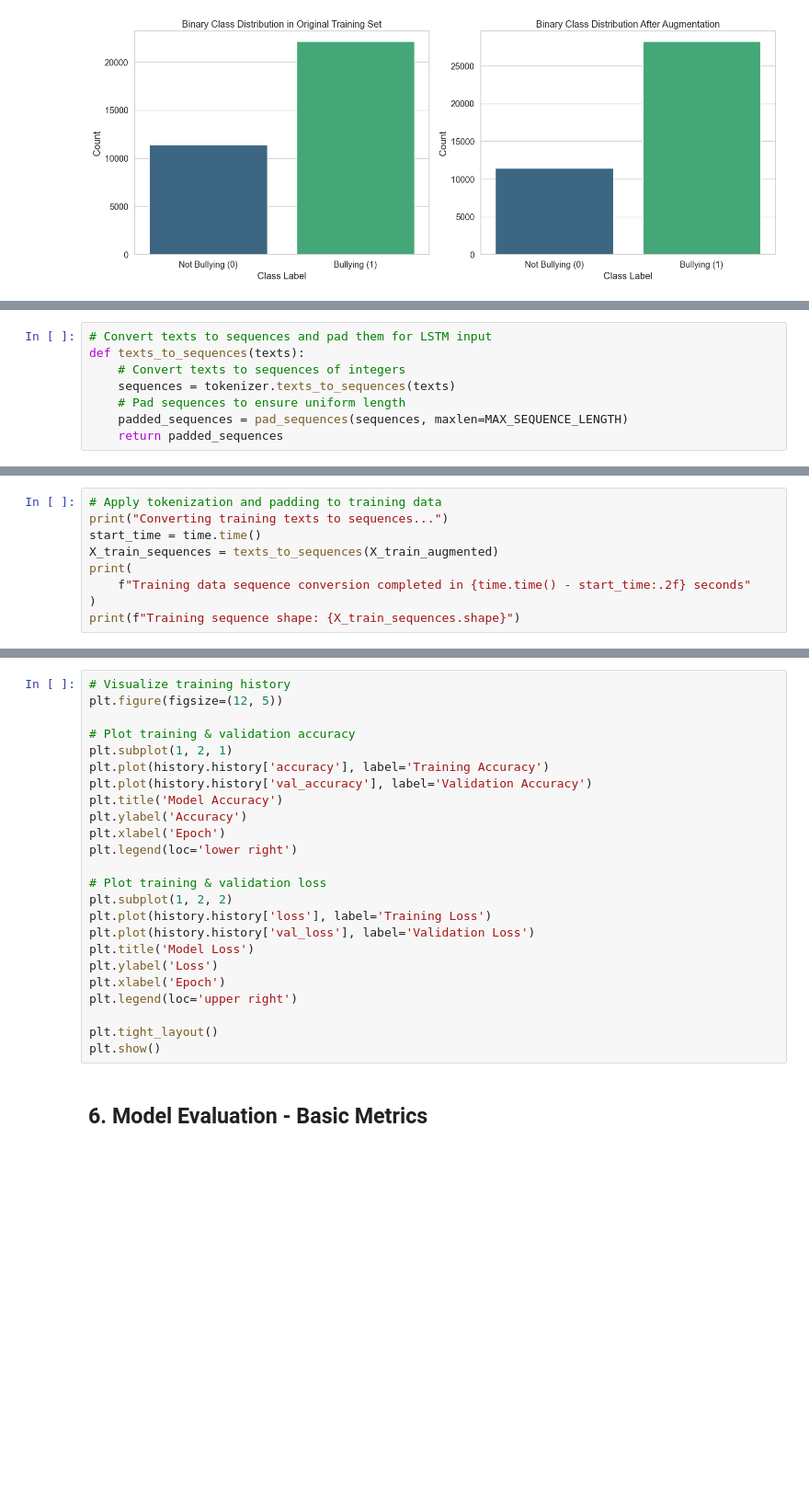
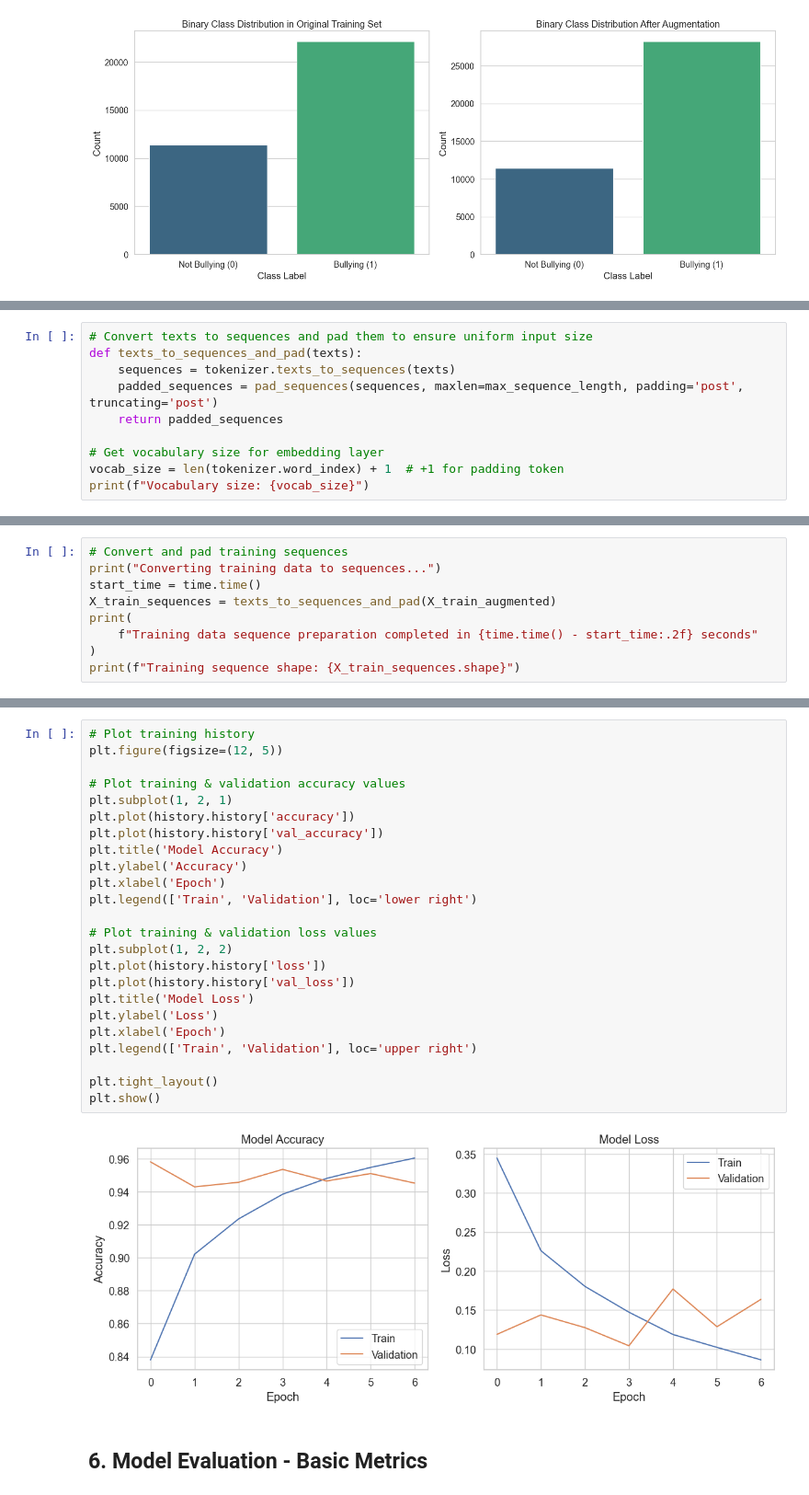
Before and after one commit to NotAlpha45/bangla-cyberbullying, a Jupyter notebook: code/lstm_run/binary_class.ipynb, the cells around one changed output, grey strips where cells are left out. Shown at 92% size. Cells and saved outputs as stored; diff of their text form; blank space fills up the shorter version.

```diff
--- a/code/lstm_run/binary_class.ipynb
+++ b/code/lstm_run/binary_class.ipynb
@@ -153,8 +148,10 @@ Found 78304 unique tokens
 # %%
-# Convert texts to sequences and pad them for LSTM input
-def texts_to_sequences(texts):
-    # Convert texts to sequences of integers
+# Convert texts to sequences and pad them to ensure uniform input size
+def texts_to_sequences_and_pad(texts):
     sequences = tokenizer.texts_to_sequences(texts)
-    # Pad sequences to ensure uniform length
-    padded_sequences = pad_sequences(sequences, maxlen=MAX_SEQUENCE_LENGTH)
+    padded_sequences = pad_sequences(sequences, maxlen=max_sequence_length, padding='post', truncating='post')
     return padded_sequences
+
+# Get vocabulary size for embedding layer
+vocab_size = len(tokenizer.word_index) + 1  # +1 for padding token
+print(f"Vocabulary size: {vocab_size}")
@@ -161,10 +160,10 @@ def texts_to_sequences(texts):
 # %%
-# Apply tokenization and padding to training data
-print("Converting training texts to sequences...")
+# Convert and pad training sequences
+print("Converting training data to sequences...")
 start_time = time.time()
-X_train_sequences = texts_to_sequences(X_train_augmented)
+X_train_sequences = texts_to_sequences_and_pad(X_train_augmented)
 print(
-    f"Training data sequence conversion completed in {time.time() - start_time:.2f} seconds"
+    f"Training data sequence preparation completed in {time.time() - start_time:.2f} seconds"
 )
 print(f"Training sequence shape: {X_train_sequences.shape}")
 # %% [output]
@@ -291,27 +305,29 @@ Epoch 2/10
 # %%
-# Visualize training history
+# Plot training history
 plt.figure(figsize=(12, 5))
 
-# Plot training & validation accuracy
+# Plot training & validation accuracy values
 plt.subplot(1, 2, 1)
-plt.plot(history.history['accuracy'], label='Training Accuracy')
-plt.plot(history.history['val_accuracy'], label='Validation Accuracy')
+plt.plot(history.history['accuracy'])
+plt.plot(history.history['val_accuracy'])
 plt.title('Model Accuracy')
 plt.ylabel('Accuracy')
 plt.xlabel('Epoch')
-plt.legend(loc='lower right')
+plt.legend(['Train', 'Validation'], loc='lower right')
 
-# Plot training & validation loss
+# Plot training & validation loss values
 plt.subplot(1, 2, 2)
-plt.plot(history.history['loss'], label='Training Loss')
-plt.plot(history.history['val_loss'], label='Validation Loss')
+plt.plot(history.history['loss'])
+plt.plot(history.history['val_loss'])
 plt.title('Model Loss')
 plt.ylabel('Loss')
 plt.xlabel('Epoch')
-plt.legend(loc='upper right')
+plt.legend(['Train', 'Validation'], loc='upper right')
 
 plt.tight_layout()
 plt.show()
+# %% [output]
+[figure, added]
 # %% [markdown]
 ## 6. Model Evaluation - Basic Metrics
 # %%
```
Also changed, not shown: parts of 22 cells of this notebook, 1 other file.
